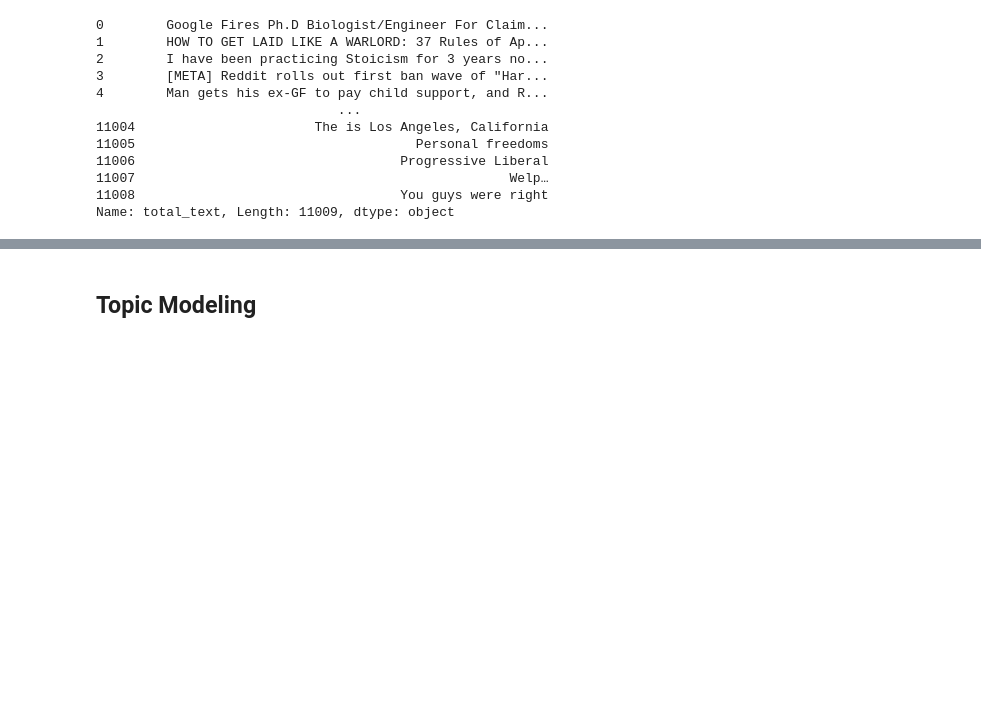
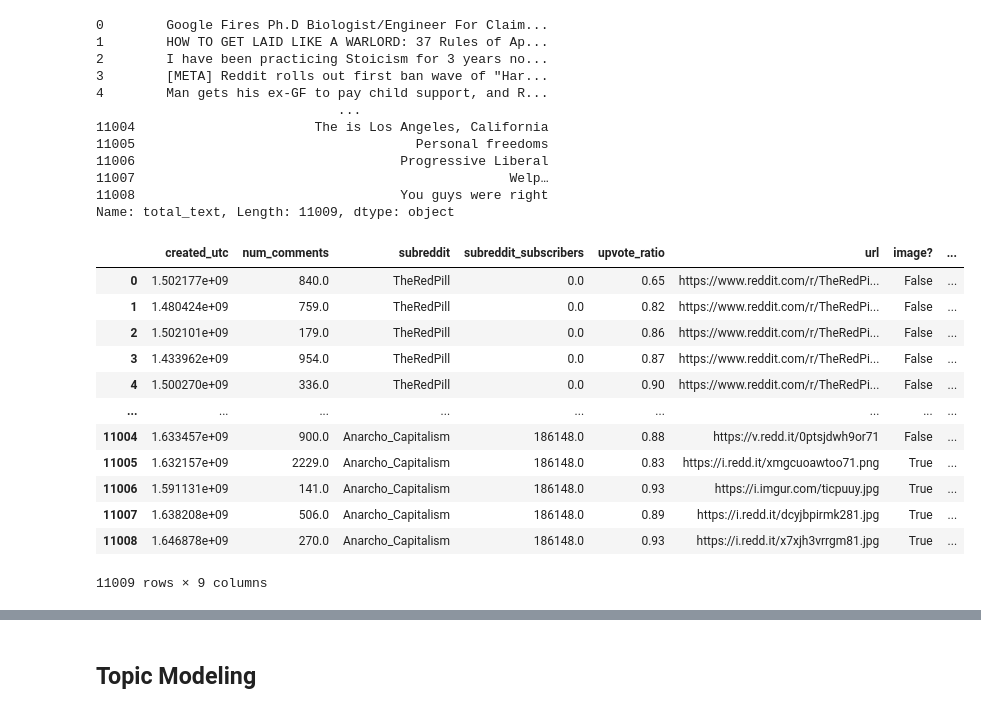
Before and after one commit to deadlykitten1/Reddit_Ban_Prediction, a Jupyter notebook: notebooks/eda_preprocessing.ipynb, the cells around one changed output, grey strips where cells are left out. Saved outputs shown, nothing was run; the diff lists cells and outputs as text; code cells hidden in the pictures; blank space fills up the shorter version.

```diff
--- a/notebooks/eda_preprocessing.ipynb
+++ b/notebooks/eda_preprocessing.ipynb
@@ -81,6 +106,22 @@ def stop_and_lemmatize(string):
     return final
 # %%
 messy_df['tokenned_stopped_text'] = messy_df['total_text'].apply(stop_and_lemmatize)
+# %%
+messy_df
+# %% [output]
+|  | created_utc | num_comments | subreddit | subreddit_subscribers | upvote_ratio | url | image? | ... |
+| 0 | 1.502177e+09 | 840.0 | TheRedPill | 0.0 | 0.65 | https://www.reddit.com/r/TheRedPi... | False | ... |
+| 1 | 1.480424e+09 | 759.0 | TheRedPill | 0.0 | 0.82 | https://www.reddit.com/r/TheRedPi... | False | ... |
+| 2 | 1.502101e+09 | 179.0 | TheRedPill | 0.0 | 0.86 | https://www.reddit.com/r/TheRedPi... | False | ... |
+| 3 | 1.433962e+09 | 954.0 | TheRedPill | 0.0 | 0.87 | https://www.reddit.com/r/TheRedPi... | False | ... |
+| 4 | 1.500270e+09 | 336.0 | TheRedPill | 0.0 | 0.90 | https://www.reddit.com/r/TheRedPi... | False | ... |
+| ... | ... | ... | ... | ... | ... | ... | ... | ... |
+| 11004 | 1.633457e+09 | 900.0 | Anarcho_Capitalism | 186148.0 | 0.88 | https://v.redd.it/0ptsjdwh9or71 | False | ... |
+| 11005 | 1.632157e+09 | 2229.0 | Anarcho_Capitalism | 186148.0 | 0.83 | https://i.redd.it/xmgcuoawtoo71.png | True | ... |
+| 11006 | 1.591131e+09 | 141.0 | Anarcho_Capitalism | 186148.0 | 0.93 | https://i.imgur.com/ticpuuy.jpg | True | ... |
+| 11007 | 1.638208e+09 | 506.0 | Anarcho_Capitalism | 186148.0 | 0.89 | https://i.redd.it/dcyjbpirmk281.jpg | True | ... |
+| 11008 | 1.646878e+09 | 270.0 | Anarcho_Capitalism | 186148.0 | 0.93 | https://i.redd.it/x7xjh3vrrgm81.jpg | True | ... |
+11009 rows × 9 columns
 # %%
 corpus_series = messy_df['tokenned_stopped_text']
 # %%
```
Also changed, not shown: parts of 15 cells of this notebook, 1 other file.
